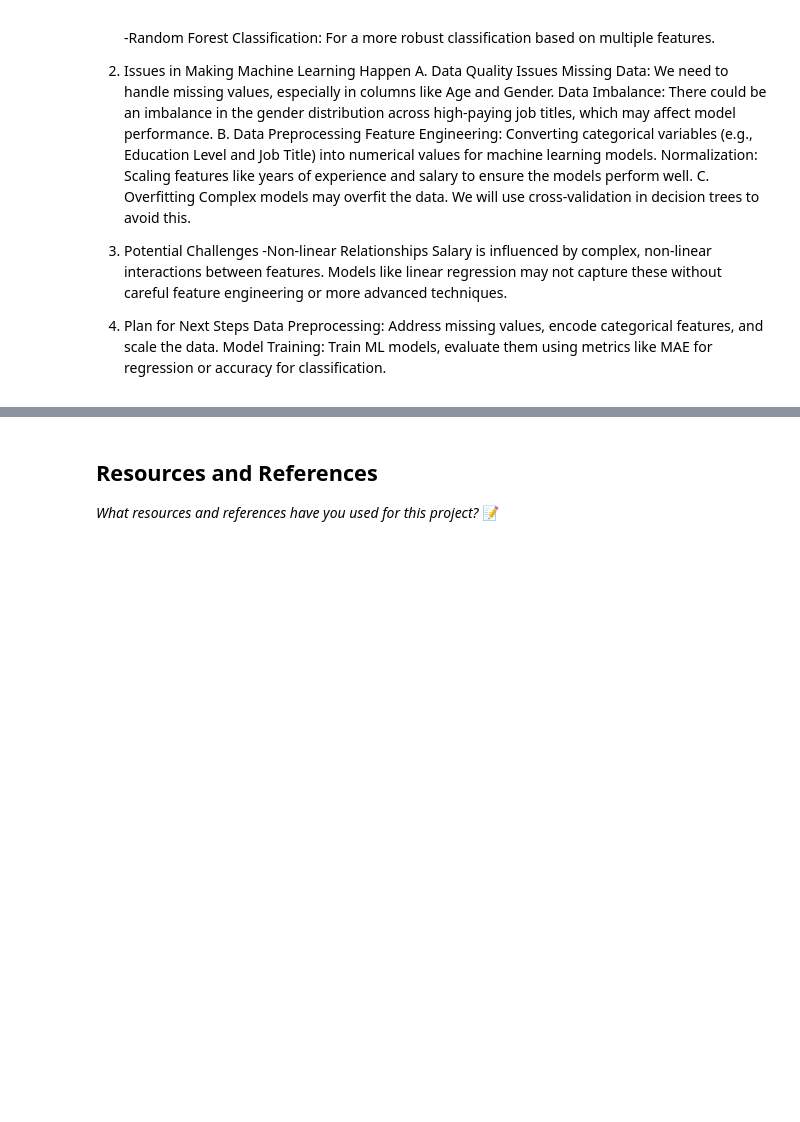
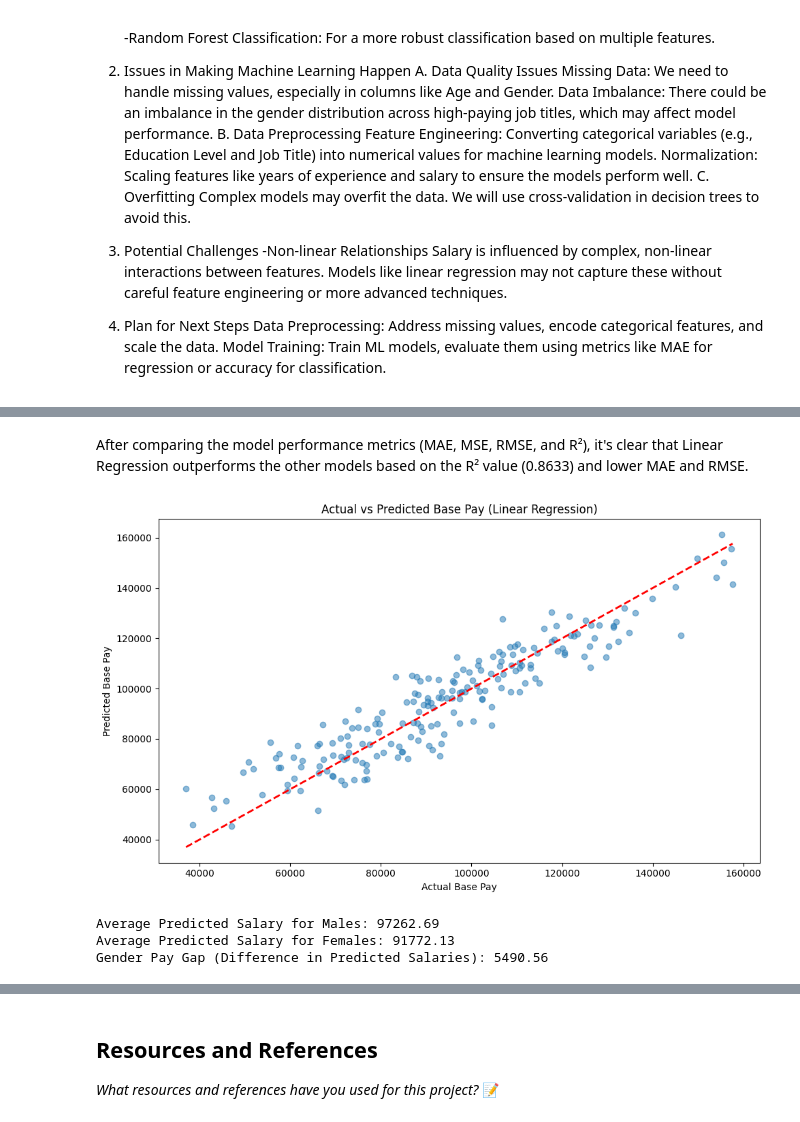
Before and after one commit to IT4063C-Fall24/final-project-Bidhatrii, a Jupyter notebook: source.ipynb, the cells around one changed output, grey strips where cells are left out. Cells and saved outputs as stored; diff of their text form; code cells hidden in the pictures; blank space fills up the shorter version.

```diff
--- a/source.ipynb
+++ b/source.ipynb
@@ -496,0 +558,8 @@ Model Training: Train ML models, evaluate them using metrics like MAE for regres
+# %%
+from sklearn.model_selection import train_test_split
+
+# Split the data into training and testing sets
+X_train, X_test, y_train, y_test = train_test_split(X, y, test_size=0.2, random_state=42)
+
+print(f"Training set size: {X_train.shape}")
+print(f"Test set size: {X_test.shape}")
@@ -496,0 +569,22 @@ Model Training: Train ML models, evaluate them using metrics like MAE for regres
+# %%
+from sklearn.ensemble import RandomForestRegressor
+from sklearn.linear_model import LinearRegression
+from sklearn.tree import DecisionTreeRegressor
+
+# Random Forest pipeline
+rf_pipeline = Pipeline(steps=[
+    ('preprocessor', preprocessor),
+    ('model', RandomForestRegressor(n_estimators=100, random_state=42))
+])
+
+# Linear Regression pipeline
+lr_pipeline = Pipeline(steps=[
+    ('preprocessor', preprocessor),
+    ('model', LinearRegression())
+])
+
+# Decision Tree pipeline
+dt_pipeline = Pipeline(steps=[
+    ('preprocessor', preprocessor),
+    ('model', DecisionTreeRegressor(random_state=42))
+])
@@ -496,0 +699,44 @@ Model Training: Train ML models, evaluate them using metrics like MAE for regres
+# %% [markdown]
+After comparing the model performance metrics (MAE, MSE, RMSE, and R²), it's clear that Linear Regression outperforms the other models based on the R² value (0.8633) and lower MAE and RMSE.
+# %%
+lr_pipeline.fit(X_train, y_train)
+
+# Make predictions on the test set
+y_pred = lr_pipeline.predict(X_test)
+
+# Plot Actual vs Predicted
+plt.figure(figsize=(10, 6))
+plt.scatter(y_test, y_pred, alpha=0.5)
+plt.plot([y_test.min(), y_test.max()], [y_test.min(), y_test.max()], 'r--', lw=2)  # Line of perfect prediction
+plt.xlabel('Actual Base Pay')
+plt.ylabel('Predicted Base Pay')
+plt.title('Actual vs Predicted Base Pay (Linear Regression)')
+plt.tight_layout()
+plt.show()
+# %% [output]
+[figure, added]
+# %%
+# Predict the salaries for all employees in the test set
+y_pred = lr_pipeline.predict(X_test)
+
+# Add predictions to the test dataset
+X_test['PredictedBasePay'] = y_pred
+
+# Filter for males and females
+male_pred = X_test[X_test['Gender'] == 'Male']['PredictedBasePay']
+female_pred = X_test[X_test['Gender'] == 'Female']['PredictedBasePay']
+
+# Calculate the average predicted salary for each gender
+male_avg_salary = male_pred.mean()
+female_avg_salary = female_pred.mean()
+
+# Calculate the salary difference (gender pay gap)
+salary_gap = male_avg_salary - female_avg_salary
+
+print(f"Average Predicted Salary for Males: {male_avg_salary:.2f}")
+print(f"Average Predicted Salary for Females: {female_avg_salary:.2f}")
+print(f"Gender Pay Gap (Difference in Predicted Salaries): {salary_gap:.2f}")
+# %% [output]
+Average Predicted Salary for Males: 97262.69
+Average Predicted Salary for Females: 91772.13
+Gender Pay Gap (Difference in Predicted Salaries): 5490.56
```
Also changed, not shown: parts of 16 cells of this notebook.
